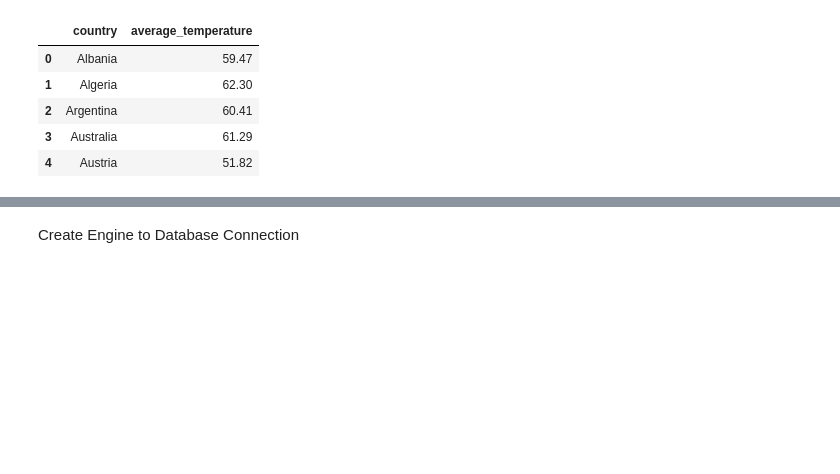
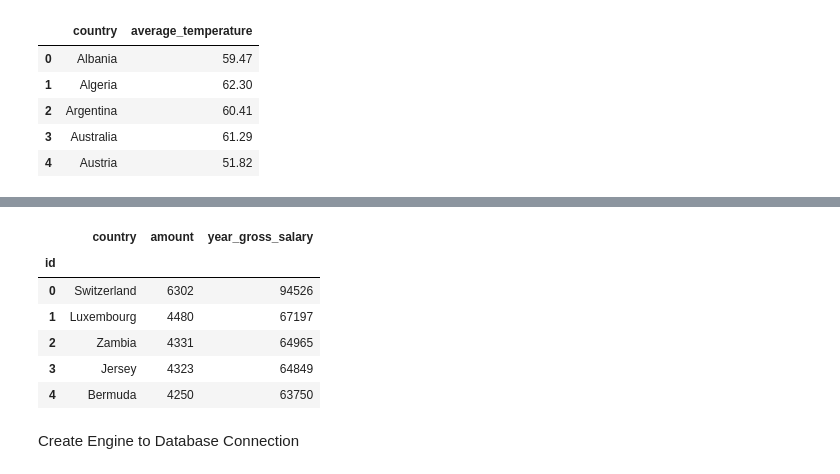
Before and after one commit to shadeetabasi/etl_project, a Jupyter notebook: final_code.ipynb, the cells around one changed output, grey strips where cells are left out. Drawn from its saved outputs; the diff is of its cells as text; code cells hidden in the pictures; blank space fills up the shorter version.

```diff
--- a/final_code.ipynb
+++ b/final_code.ipynb
@@ -6,6 +6,8 @@ from sqlalchemy import create_engine
 # %%
 happiness_file = "justine/happiness_csv"
 temp_file = "shadee/cleaned_city_temperatures.csv"
+alcohol_file = "justine/alcohol_csv"
+salary_file = "shadee/monthly_average_salaries_df.csv"
 # %%
 happiness_df = pd.read_csv(happiness_file)
 
@@ -43,0 +71,4 @@ temp_df.head()
+# %%
+salary_df = pd.read_csv(salary_file)
+
+salary_df.head()
@@ -44,3 +82,17 @@ temp_df.head()
+# %%
+salary_df.columns = ["country", "amount", "year_gross_salary"]
+
+salary_df.index.name = "id"
+
+salary_df.head()
+# %% [output]
+|  | country | amount | year_gross_salary |
+| id |  |  |  |
+| 0 | Switzerland | 6302 | 94526 |
+| 1 | Luxembourg | 4480 | 67197 |
+| 2 | Zambia | 4331 | 64965 |
+| 3 | Jersey | 4323 | 64849 |
+| 4 | Bermuda | 4250 | 63750 |
 # %% [markdown]
 Create Engine to Database Connection
 # %%
```
Also changed, not shown: parts of 7 cells of this notebook, 2 other files.
